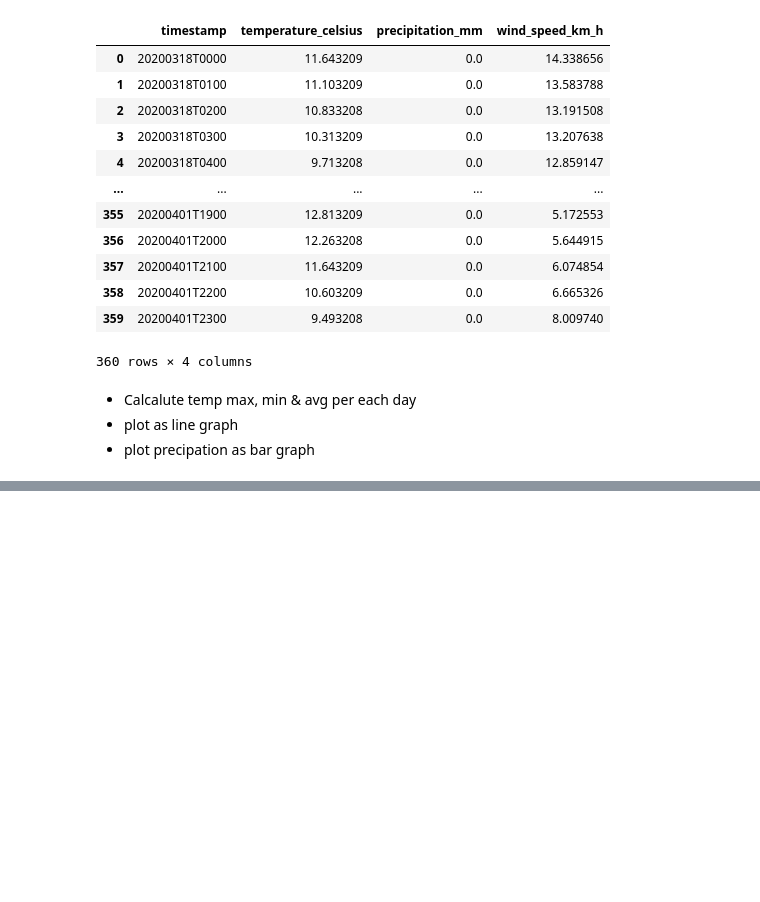
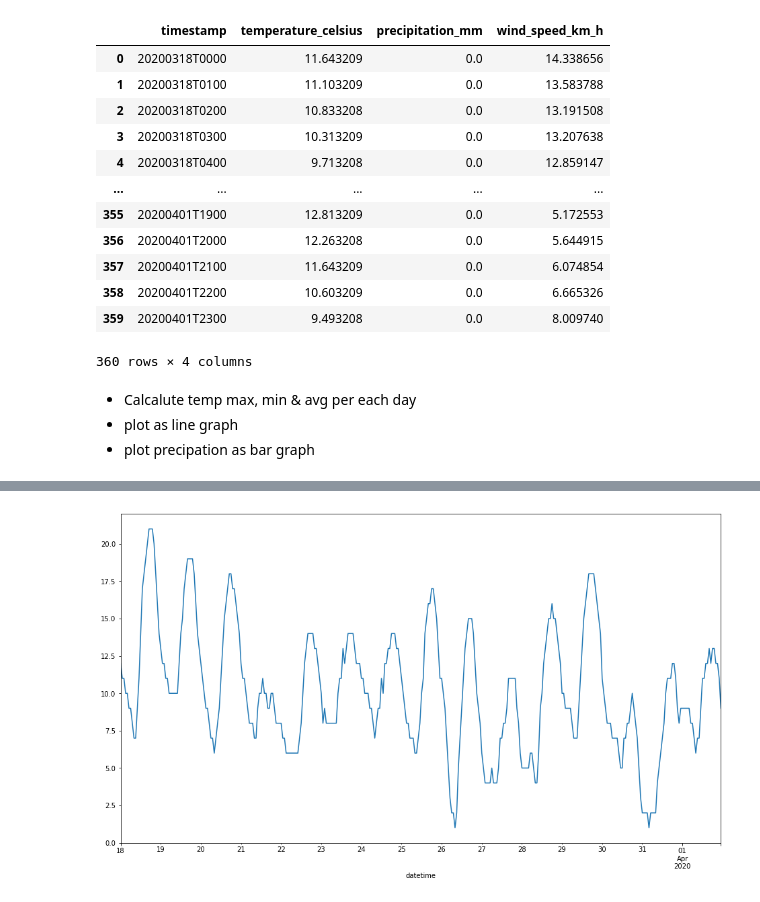
Before and after one commit to ivanlopezlobato/training, a Jupyter notebook: 05_crash_course/plotting_temperature_data.ipynb, the cells around one changed output, grey strips where cells are left out. Saved outputs shown, nothing was run; the diff lists cells and outputs as text; code cells hidden in the pictures; blank space fills up the shorter version.

Commit message:
update notebook plot temperatures

```diff
--- a/05_crash_course/plotting_temperature_data.ipynb
+++ b/05_crash_course/plotting_temperature_data.ipynb
@@ -30,0 +49,7 @@ madrid.head(365)
+# %%
+# we add 3 columns: datetime, date and time
+madrid = madrid.assign(datetime = pd.to_datetime(madrid["timestamp"]),
+                           date = pd.to_datetime(madrid["timestamp"]).dt.date,
+                           time = pd.to_datetime(madrid["timestamp"]).dt.time)
+
+madrid
@@ -30,0 +70,6 @@ madrid.head(365)
+# %%
+# rename and drop columns
+madrid = (madrid.rename(columns={"temperature_celsius":"temp", "precipitation_mm":"prep", "wind_speed_km_h":"windspeed"})
+                .drop(columns=["timestamp"]))
+
+madrid
@@ -30,0 +90,4 @@ madrid.head(365)
+# %%
+# round the temperature
+madrid["temp"] = round(madrid["temp"])
+madrid
@@ -30,0 +108,8 @@ madrid.head(365)
+# %%
+# set a series madrid_hourly & plot
+madrid_hourly = madrid.set_index("datetime")["temp"]
+
+fig, ax = plt.subplots(figsize =(16,9))
+ax = madrid_hourly.plot.line();
+# %% [output]
+[figure, added]
```
Also changed, not shown: parts of 9 cells of this notebook.
